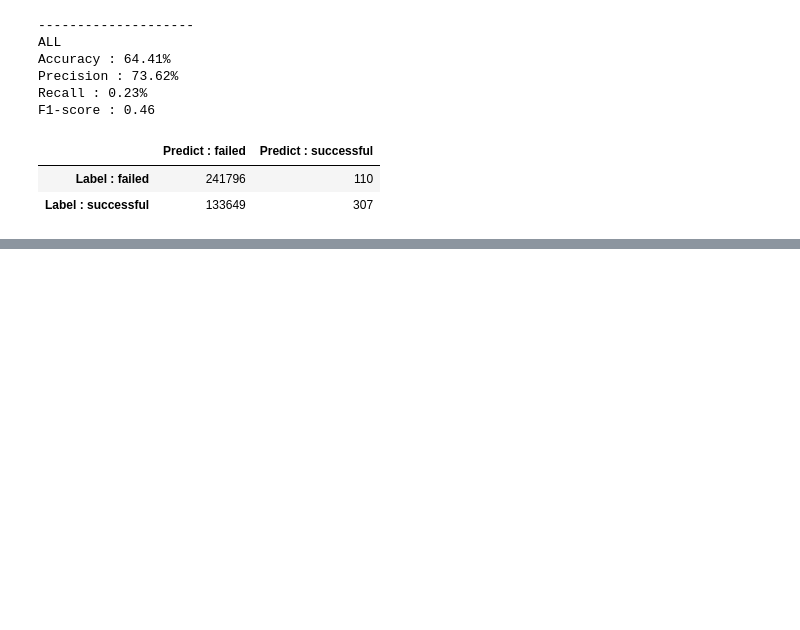
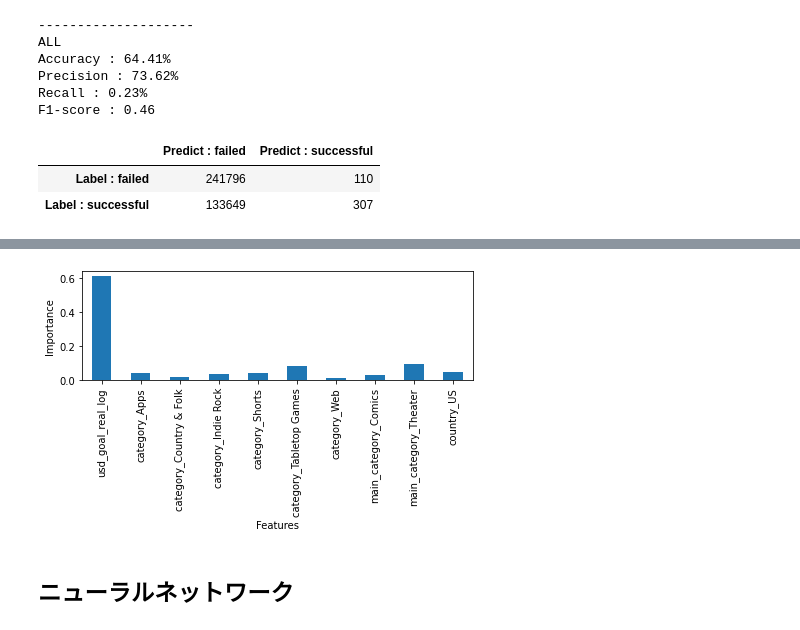
Before and after one commit to TSk-s/Intern, a Jupyter notebook: kickstarter_classification_1.ipynb, the cells around one changed output, grey strips where cells are left out. Saved outputs shown, nothing was run; the diff lists cells and outputs as text; code cells hidden in the pictures; blank space fills up the shorter version.

```diff
--- a/kickstarter_classification_1.ipynb
+++ b/kickstarter_classification_1.ipynb
@@ -1978,0 +1995,8 @@ SVCの学習データに対する結果とテストデータに対する結果
+# %%
+# 学習などに使用する特徴量
+y = data_mra_y.values
+X = data_mra_X.values
+X_columns = data_mra_X.columns
+
+# ホールドアウト法による学習データとテストデータの分割
+X_train, X_test, y_train, y_test = train_test_split(X, y, test_size=test_size, random_state=random_state)
@@ -1978,0 +2021,27 @@ SVCの学習データに対する結果とテストデータに対する結果
+# %%
+# グリッドサーチから最適と考えられるRandomForestモデル
+rf_best = rf_GS.best_estimator_
+
+print('train')
+
+# 学習用データのラベル予測
+y_pred_train_rf = rf_best.predict(X_train)
+summary(y=y_train, y_pred=y_pred_train_rf)
+
+print('--------------------')
+
+# test
+print('test')
+
+# テストデータのラベル予測
+y_pred_test_rf = rf_best.predict(X_test)
+summary(y=y_test, y_pred=y_pred_test_rf)
+
+print('--------------------')
+
+# 全体についての評価
+print('ALL')
+
+# 学習用データのラベル予測
+y_pred_rf = sgd.predict(X)
+Summary['RandomForestClassifier'] = summary(y=y, y_pred=y_pred_rf)
@@ -1978,0 +2075,10 @@ SVCの学習データに対する結果とテストデータに対する結果
+# %%
+# 説明変数の重要度
+pd.DataFrame(rf_best.feature_importances_, index=X_columns).plot.bar(figsize=(7,2), legend=False)
+plt.ylabel("Importance")
+plt.xlabel("Features")
+plt.show()
+# %% [output]
+[figure, added]
+# %% [markdown]
+## ニューラルネットワーク
```
Also changed, not shown: parts of 26 cells of this notebook.
